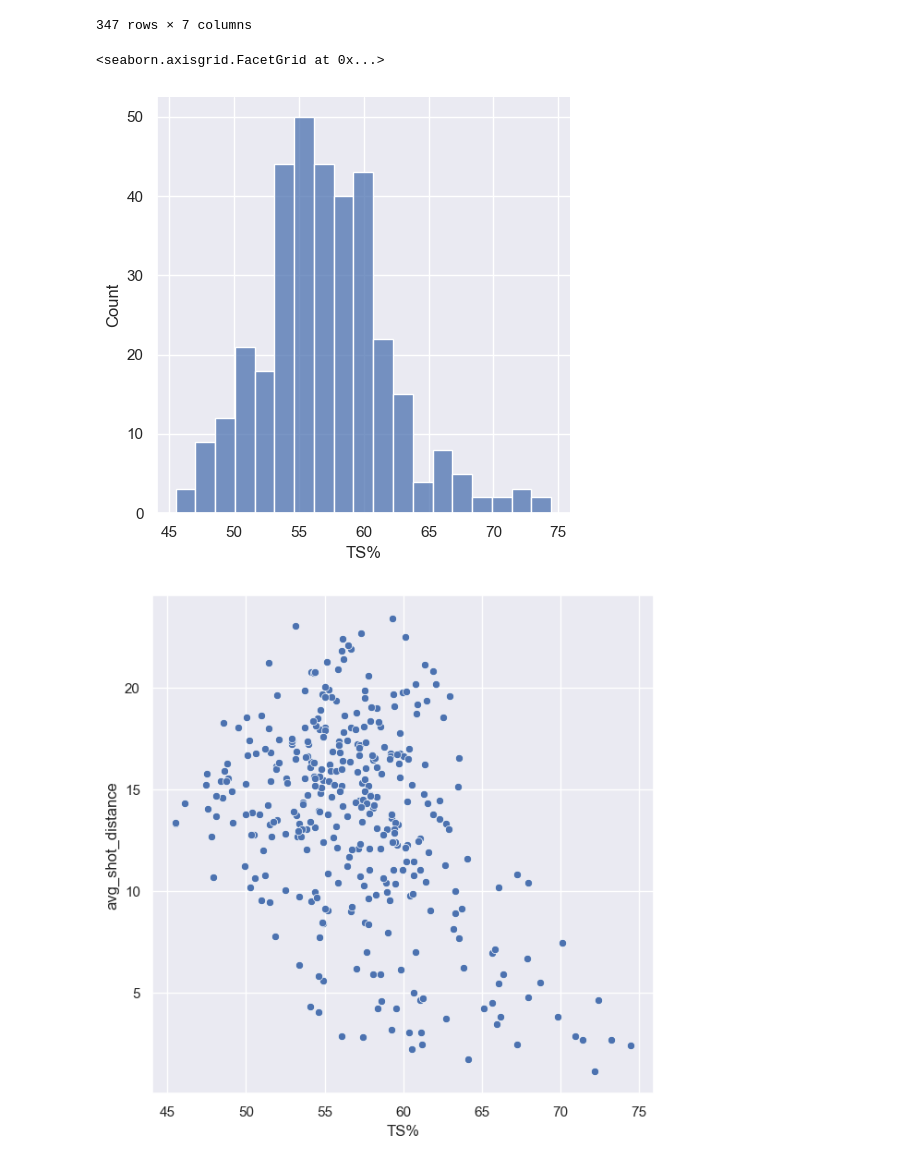
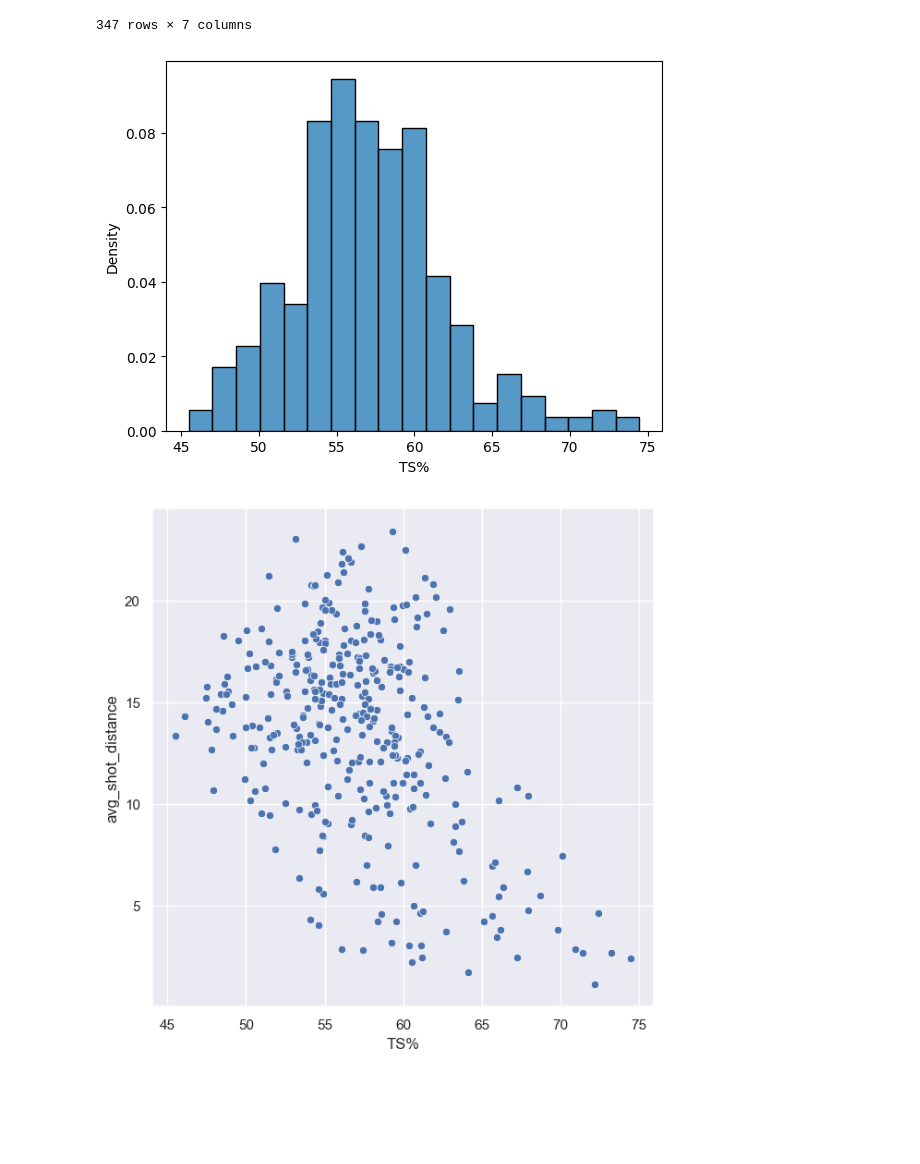
Before and after one commit to zachmort/nba_PBP_analysis, a Jupyter notebook: Season_pbp_20-21.ipynb, the cells around one changed output. Cells and saved outputs as stored; diff of their text form; code cells hidden in the pictures; blank space fills up the shorter version.

```diff
--- a/Season_pbp_20-21.ipynb
+++ b/Season_pbp_20-21.ipynb
@@ -384,10 +358,18 @@ df_groupby_season
 | 346 | Z. Williams | 501.0 | 424 | 55 | 7295.54 | 55.890 | 17.206 |
 347 rows × 7 columns
 # %%
-sns.displot(df_groupby_season, x='TS%')
+from scipy import stats
+# Data
+seaborn_plot = sns.histplot(df_groupby_season['TS%'], label='samples', stat='density')
+
+#prob dens function
+# x0, x1 = seaborn_plot.get_xlim()
+# xpdf = np.linspace(x0, x1, 100)
+# ypdf = stats.norm.pdf(xpdf)
+# seaborn_plot.plot(xpdf, label='pdf' )
+# seaborn_plot.legend();
 # %% [output]
-<seaborn.axisgrid.FacetGrid at 0x...>
-[figure, old version]
+[figure, new version]
 # %%
 # Map TS% and average distance per shot for the whole season
 sns.set(rc={'figure.figsize':(7,7)})
```
Also changed, not shown: parts of 35 cells of this notebook.
